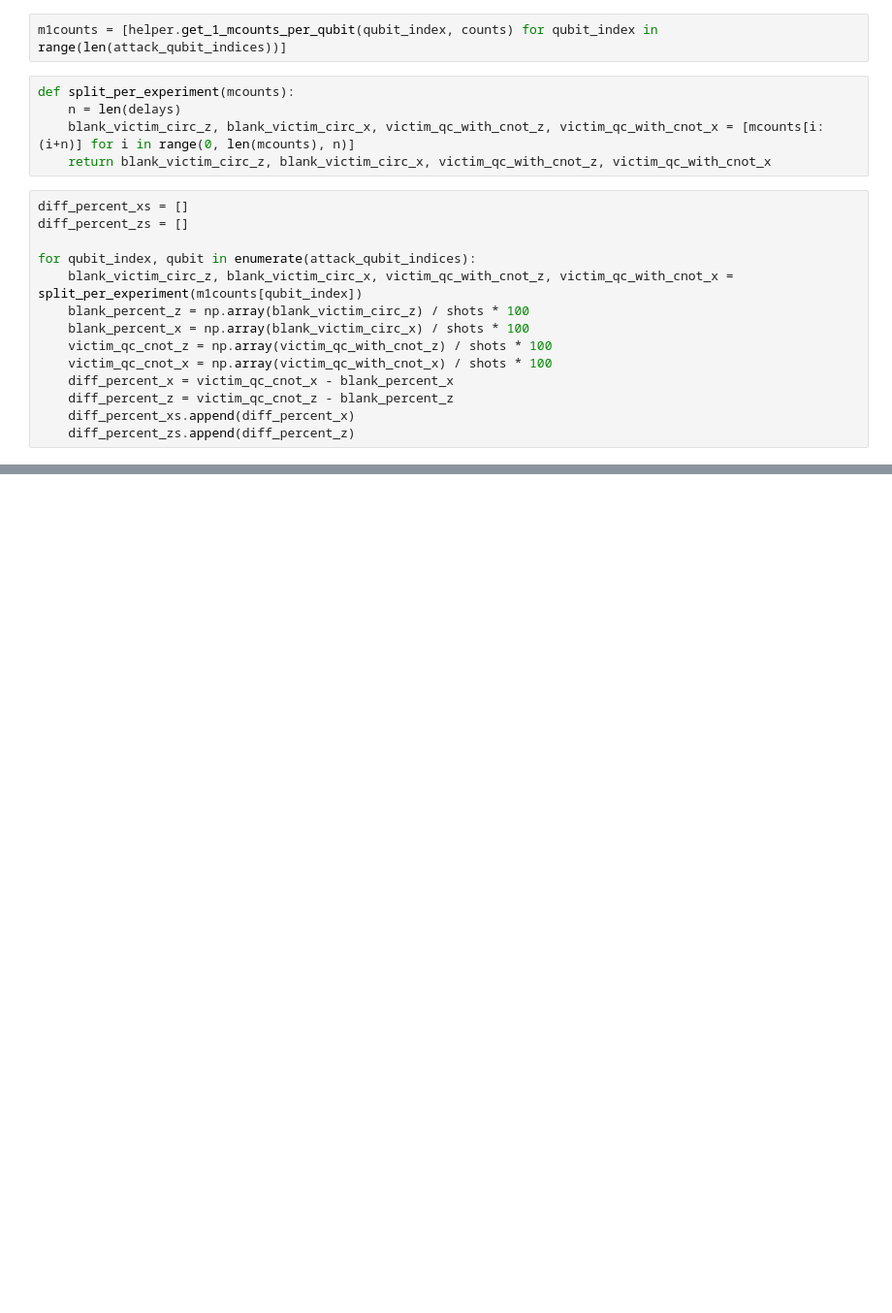
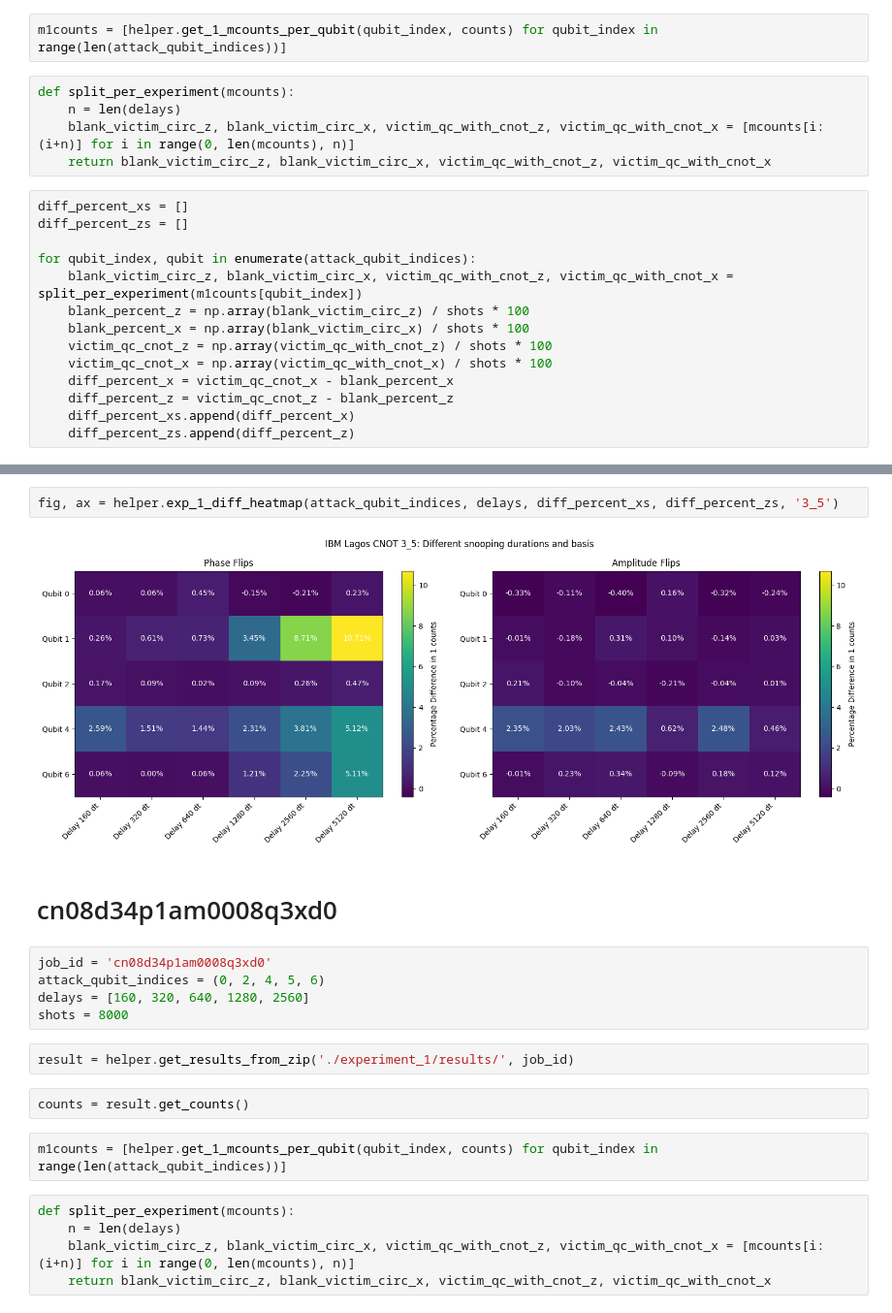
Before and after one commit to thspreetham98/quantum_snooping, a Jupyter notebook: experiment_1/analysis.ipynb, the cells around one changed output, grey strips where cells are left out. Shown at 97% size. Cells and saved outputs as stored; diff of their text form; blank space fills up the shorter version.

```diff
--- a/experiment_1/analysis.ipynb
+++ b/experiment_1/analysis.ipynb
@@ -102,0 +36,22 @@ plt.show()
+# %%
+fig, ax = helper.exp_1_diff_heatmap(attack_qubit_indices, delays, diff_percent_xs, diff_percent_zs, '3_5')
+# %% [output]
+[figure, added]
+# %% [markdown]
+# cn08d34p1am0008q3xd0
+# %%
+job_id = 'cn08d34p1am0008q3xd0'
+attack_qubit_indices = (0, 2, 4, 5, 6)
+delays = [160, 320, 640, 1280, 2560]
+shots = 8000
+# %%
+result = helper.get_results_from_zip('./experiment_1/results/', job_id)
+# %%
+counts = result.get_counts()
+# %%
+m1counts = [helper.get_1_mcounts_per_qubit(qubit_index, counts) for qubit_index in range(len(attack_qubit_indices))]
+# %%
+def split_per_experiment(mcounts):
+    n = len(delays)
+    blank_victim_circ_z, blank_victim_circ_x, victim_qc_with_cnot_z, victim_qc_with_cnot_x = [mcounts[i: (i+n)] for i in range(0, len(mcounts), n)]
+    return blank_victim_circ_z, blank_victim_circ_x, victim_qc_with_cnot_z, victim_qc_with_cnot_x
```
Also changed, not shown: parts of 4 cells of this notebook, 5 other files.
